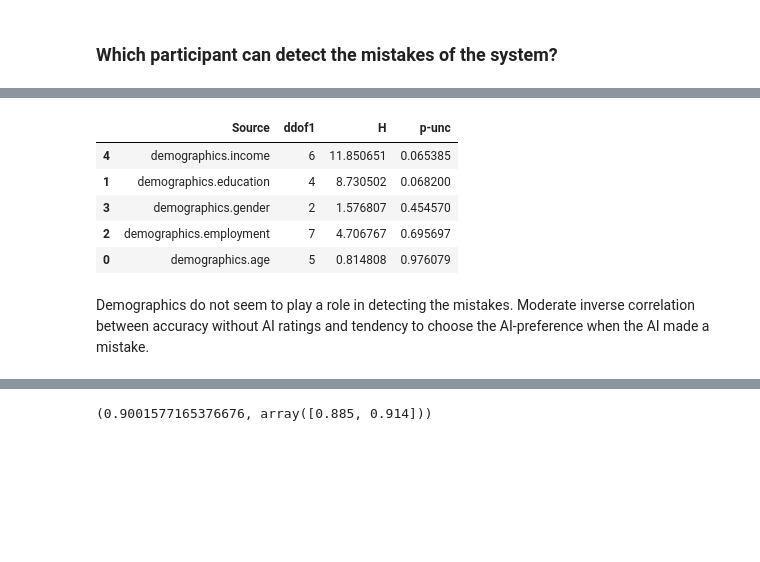
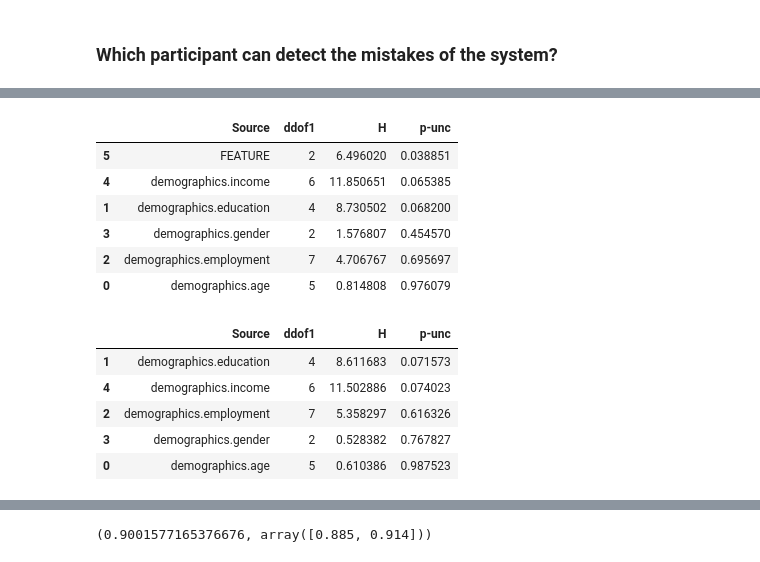
Before and after one commit to csomorbalazs/xai-experiment, a Jupyter notebook: postprocessing/Data_Analysis_XAI.ipynb, the cells around one changed output, grey strips where cells are left out. Saved outputs shown, nothing was run; the diff lists cells and outputs as text; code cells hidden in the pictures; blank space fills up the shorter version.

```diff
--- a/postprocessing/Data_Analysis_XAI.ipynb
+++ b/postprocessing/Data_Analysis_XAI.ipynb
@@ -920,6 +940,11 @@ df["mistake-ai-preference"] = np.mean([
     df["newsitem.13.ai-preference"],
     df["newsitem.14.ai-preference"]
 ], axis=0)
+# %%
+df["fixed-mistakes-count"] = 2 - np.sum([
+    df["newsitem.13.agrees-with-ai"],
+    df["newsitem.14.agrees-with-ai"]
+], axis=0)
 # %%
 relevant_demographics_cols = [
     'demographics.age',
@@ -931,24 +956,45 @@ relevant_demographics_cols = [
 # %%
 summary_df = pd.DataFrame()
 
-for demo_col in relevant_demographics_cols:
+for demo_col in relevant_demographics_cols + ["FEATURE"]:
     kruskal, posthoc, stats = perform_kruskal_with_posthoc(df, dv="mistake-ai-preference", between=demo_col, print_results=False)
 
     # reset index of kruskal dataframe
     kruskal = kruskal.reset_index(drop=True)
 
     summary_df = pd.concat([summary_df, kruskal])
 
 summary_df = summary_df.reset_index(drop=True)
 summary_df = summary_df.sort_values("p-unc")
 
 highlight(summary_df)
 # %% [output]
 |  | Source | ddof1 | H | p-unc |
+| 5 | FEATURE | 2 | 6.496020 | 0.038851 |
 | 4 | demographics.income | 6 | 11.850651 | 0.065385 |
 | 1 | demographics.education | 4 | 8.730502 | 0.068200 |
 | 3 | demographics.gender | 2 | 1.576807 | 0.454570 |
 | 2 | demographics.employment | 7 | 4.706767 | 0.695697 |
 | 0 | demographics.age | 5 | 0.814808 | 0.976079 |
-# %% [markdown]
-Demographics do not seem to play a role in detecting the mistakes. Moderate inverse correlation between accuracy without AI ratings and tendency to choose the AI-preference when the AI made a mistake.
+# %%
+summary_df = pd.DataFrame()
+
+for demo_col in relevant_demographics_cols:
+    kruskal, posthoc, stats = perform_kruskal_with_posthoc(df, dv="fixed-mistakes-count", between=demo_col, print_results=False)
+
+    # reset index of kruskal dataframe
+    kruskal = kruskal.reset_index(drop=True)
+
+    summary_df = pd.concat([summary_df, kruskal])
+
+summary_df = summary_df.reset_index(drop=True)
+summary_df = summary_df.sort_values("p-unc")
+
+highlight(summary_df)
+# %% [output]
+|  | Source | ddof1 | H | p-unc |
+| 1 | demographics.education | 4 | 8.611683 | 0.071573 |
+| 4 | demographics.income | 6 | 11.502886 | 0.074023 |
+| 2 | demographics.employment | 7 | 5.358297 | 0.616326 |
+| 3 | demographics.gender | 2 | 0.528382 | 0.767827 |
+| 0 | demographics.age | 5 | 0.610386 | 0.987523 |
```
Also changed, not shown: parts of 23 cells of this notebook.
